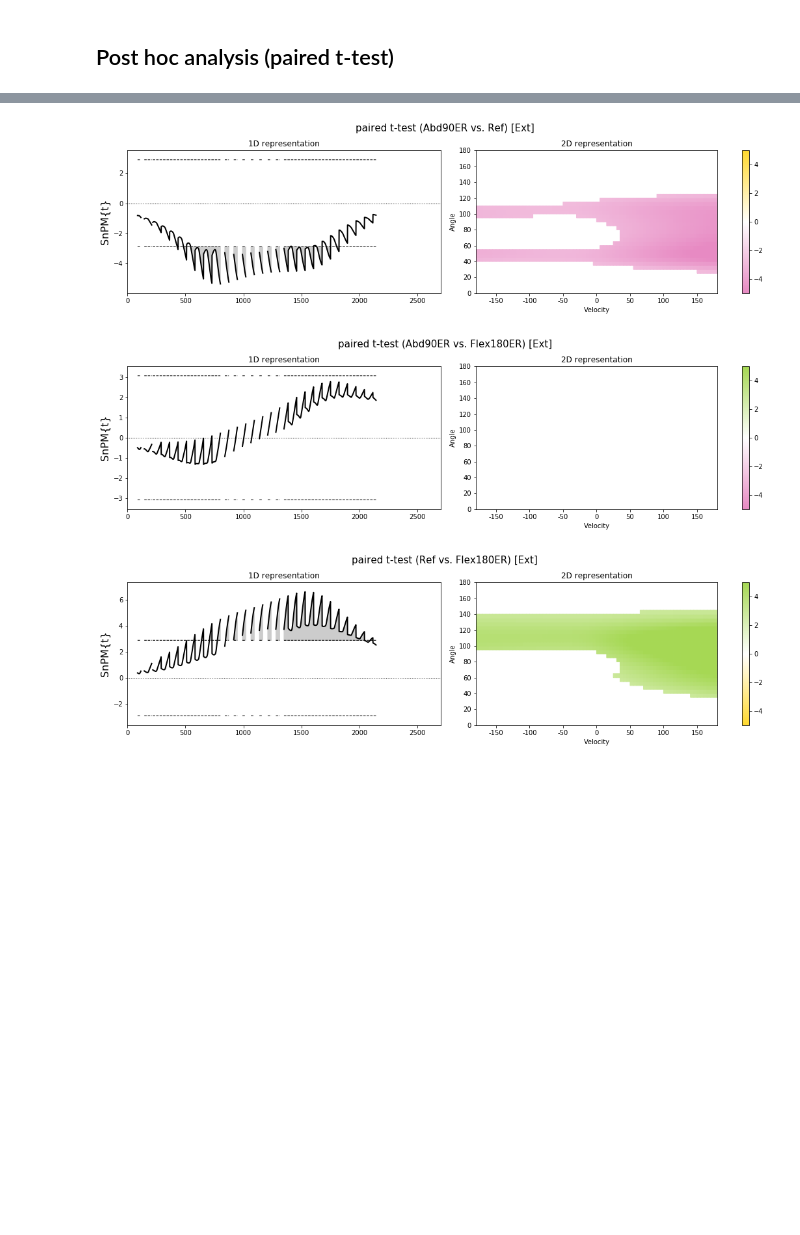
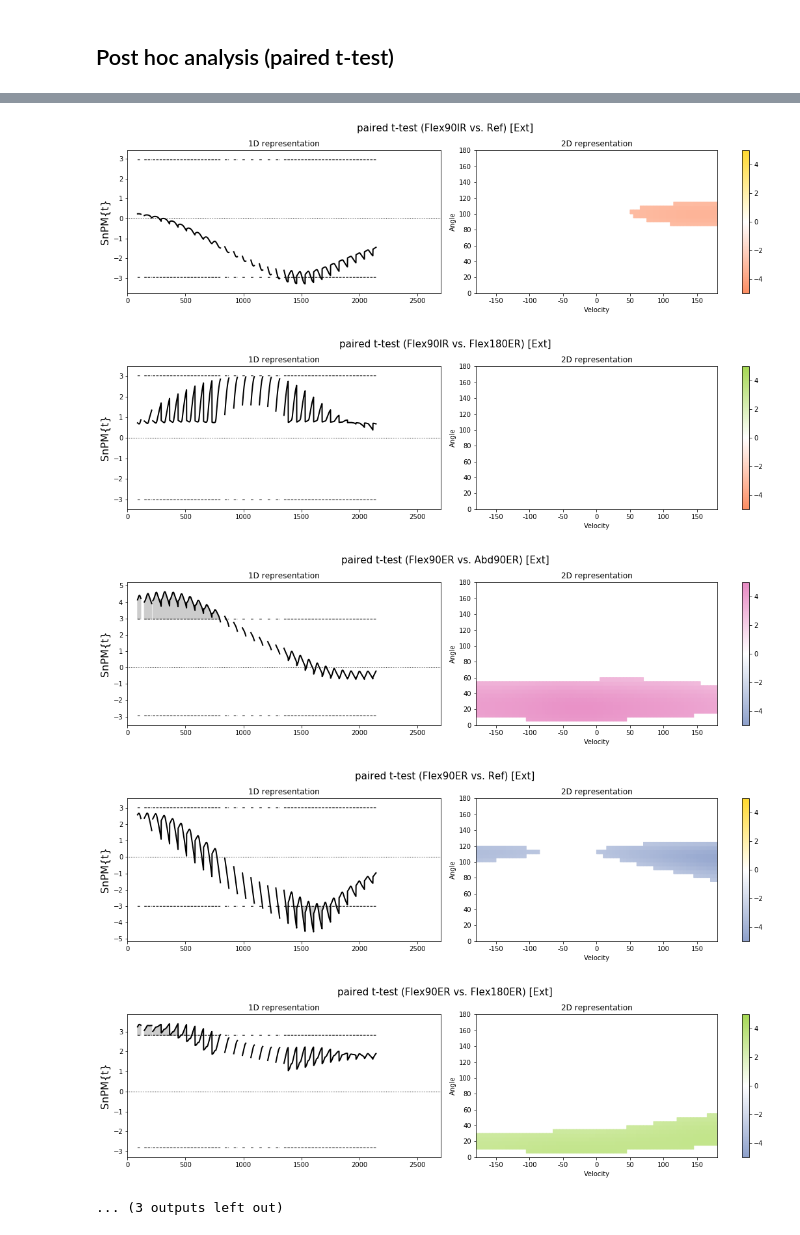
Before and after one commit to romainmartinez/envergo, a Jupyter notebook: 1_spm.ipynb, the cells around one changed output, grey strips where cells are left out. Drawn from its saved outputs; the diff is of its cells as text; code cells hidden in the pictures; blank space fills up the shorter version.

```diff
--- a/1_spm.ipynb
+++ b/1_spm.ipynb
@@ -152,7 +152,7 @@ roi = display_results(a_spmi, drop_non_significative=True, title=title, print_re
 # %%
 n_positions = len(set(positions))
 name_positions = list(torque.keys())
-combinations = itertools.combinations(range(1, n_positions), 2)
+combinations = itertools.combinations(range(0, n_positions), 2)
 
 color_map = ['#66c2a5', '#fc8d62', '#8da0cb', '#e78ac3', '#ffd92f', '#a6d854']
 
@@ -178,3 +178,6 @@ for A, B in combinations:
-[figure, old version]
+[figure, new version]
-[figure, old version]
+[figure, new version]
-[figure, old version]
+[figure, new version]
+[figure, added]
+[figure, added]
+... (3 outputs left out)
```
Also changed, not shown: parts of 1 cell of this notebook, 16 other files.
